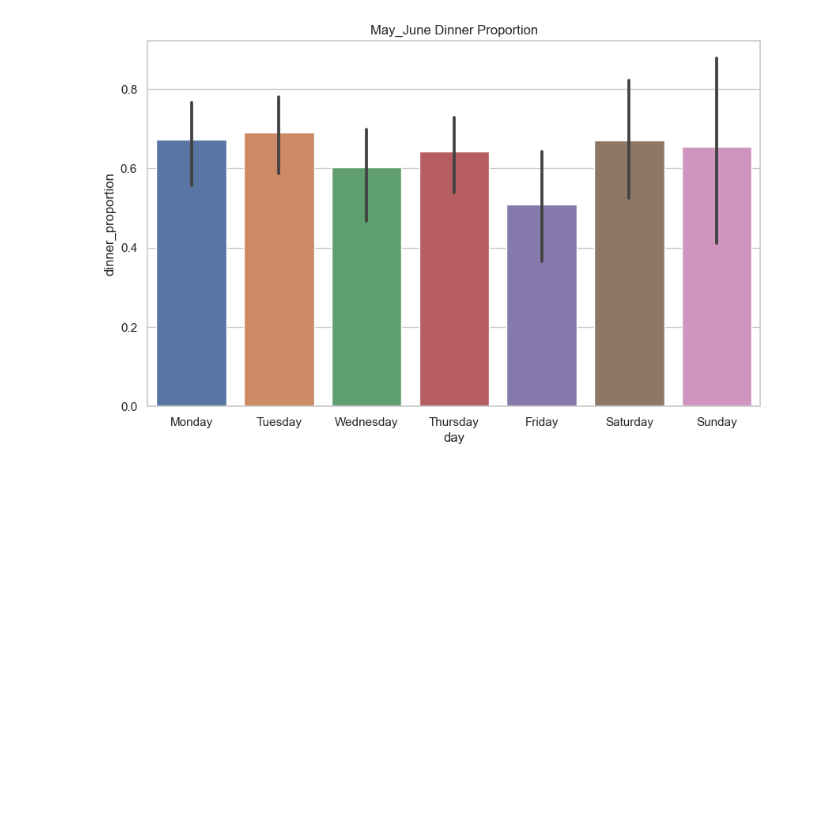
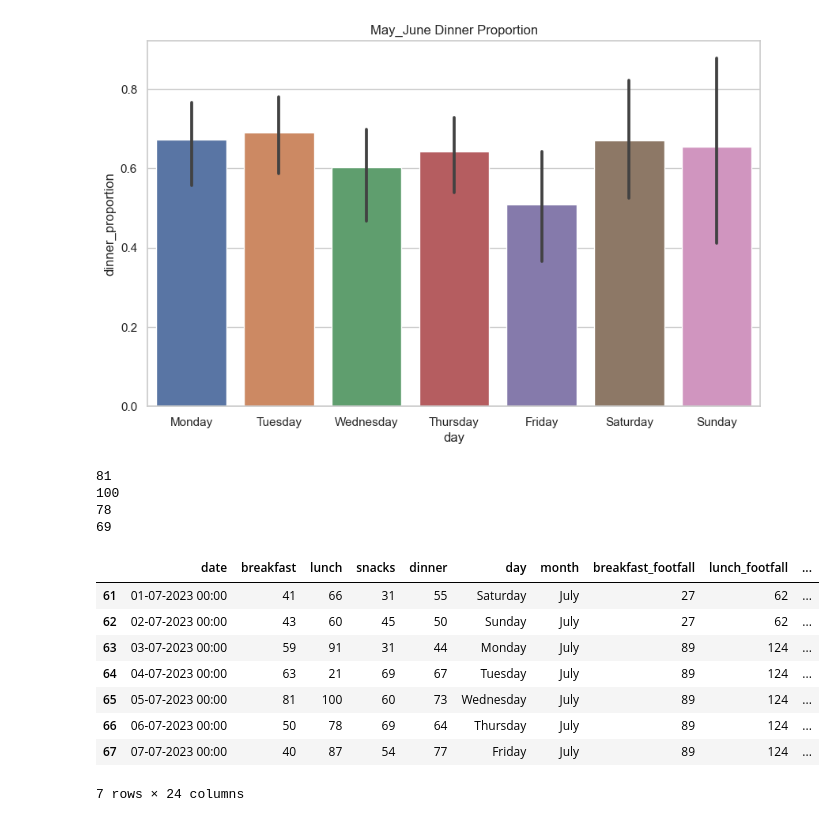
Before and after one commit to tenseisoham/MLPR, a Jupyter notebook: eda/eda.ipynb, the cells around one changed output. Cells and saved outputs as stored; diff of their text form; code cells hidden in the pictures; blank space fills up the shorter version.

```diff
--- a/eda/eda.ipynb
+++ b/eda/eda.ipynb
@@ -584,3 +584,49 @@ plt.show()
 [figure]
 [figure]
 [figure]
+# %%
+print(july.breakfast.max())
+print(july.lunch.max())
+print(july.dinner.max())
+print(july.snacks.max())
+# %% [output]
+81
+100
+78
+69
+# %%
+def update_holiday_month(month, breakfast_max, lunch_max, snacks_max, dinner_max, features):
+    # adding the proportion columns
+    month['breakfast_proportion'] = month['breakfast']/breakfast_max
+    month['lunch_proportion'] = month['lunch']/lunch_max
+    month['snacks_proportion'] = month['snacks']/snacks_max
+    month['dinner_proportion'] = month['dinner']/dinner_max
+
+    # adding the feature columns
+    for feature in features:
+        month[feature] = 0
+
+    # updating the feature columns
+    bogo_days = ['Wednesday', 'Friday']
+    month.loc[month['day'].isin(bogo_days), 'bogo'] = 1
+
+    chicken_days = ['Monday', 'Wednesday', 'Friday']
+    month.loc[month['day'].isin(chicken_days), 'chicken'] = 1
+
+    weekend_days = ['Saturday', 'Sunday']
+    month.loc[month['day'].isin(weekend_days), 'weekend'] = 1
+
+    return month
+# %%
+july = update_holiday_month(july, 89, 124, 89, 89, features)
+july.head(7)
+# %% [output]
+|  | date | breakfast | lunch | snacks | dinner | day | month | breakfast_footfall | lunch_footfall | ... |
+| 61 | 01-07-2023 00:00 | 41 | 66 | 31 | 55 | Saturday | July | 27 | 62 | ... |
+| 62 | 02-07-2023 00:00 | 43 | 60 | 45 | 50 | Sunday | July | 27 | 62 | ... |
+| 63 | 03-07-2023 00:00 | 59 | 91 | 31 | 44 | Monday | July | 89 | 124 | ... |
+| 64 | 04-07-2023 00:00 | 63 | 21 | 69 | 67 | Tuesday | July | 89 | 124 | ... |
+| 65 | 05-07-2023 00:00 | 81 | 100 | 60 | 73 | Wednesday | July | 89 | 124 | ... |
+| 66 | 06-07-2023 00:00 | 50 | 78 | 69 | 64 | Thursday | July | 89 | 124 | ... |
+| 67 | 07-07-2023 00:00 | 40 | 87 | 54 | 77 | Friday | July | 89 | 124 | ... |
+7 rows × 24 columns
```
Also changed, not shown: parts of 5 cells of this notebook, 4 other files.
